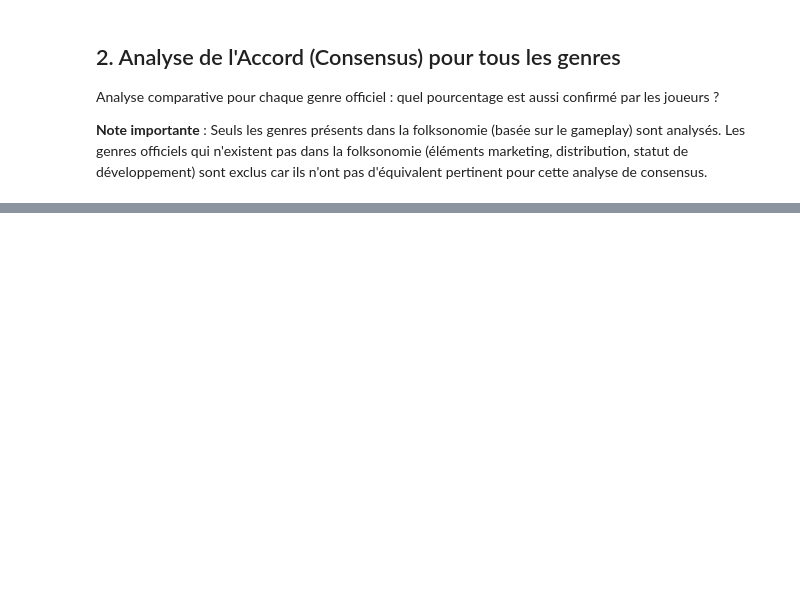
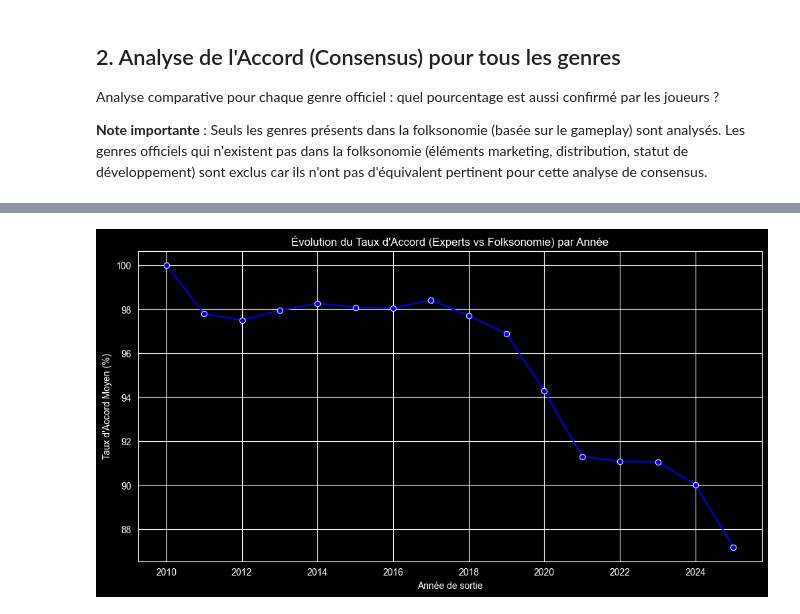
Before and after one commit to MissawB/Game-Mechanics-Classification-Steam, a Jupyter notebook: analysis/5_Expert_vs_Folksonomy_Comparison.ipynb, the cells around one changed output, grey strips where cells are left out. Saved outputs shown, nothing was run; the diff lists cells and outputs as text; code cells hidden in the pictures; blank space fills up the shorter version.

```diff
--- a/analysis/5_Expert_vs_Folksonomy_Comparison.ipynb
+++ b/analysis/5_Expert_vs_Folksonomy_Comparison.ipynb
@@ -222,0 +239,31 @@ Analysons les dimensions de notre taxonomie qui n'existent pratiquement pas dans
+# %%
+# Préparation des données pour l'analyse temporelle
+df_expert_with_year = df_expert_genres.merge(df_folk[['game_id', 'release_year', 'Genre']], left_on='id', right_on='game_id', how='inner')
+
+# On ne garde que les genres présents dans la folksonomie
+df_expert_with_year = df_expert_with_year[df_expert_with_year['expert_genre'].isin(genres_in_both)]
+
+# Fonction pour vérifier l'accord ligne par ligne
+def check_agreement(row):
+    if pd.isna(row['Genre']):
+        return False
+    folk_genres_list = [g.strip() for g in row['Genre'].split(',')]
+    return row['expert_genre'] in folk_genres_list
+
+df_expert_with_year['agreement'] = df_expert_with_year.apply(check_agreement, axis=1)
+
+# Groupement par année
+temporal_agreement = df_expert_with_year.groupby('release_year')['agreement'].mean() * 100
+
+# Filtrer les années avec trop peu de données (focus 2010-2025)
+temporal_agreement = temporal_agreement[temporal_agreement.index >= 2010]
+
+plt.figure(figsize=(12, 6))
+sns.lineplot(x=temporal_agreement.index, y=temporal_agreement.values, marker='o', color='b')
+plt.title("Évolution du Taux d'Accord (Experts vs Folksonomie) par Année")
+plt.xlabel("Année de sortie")
+plt.ylabel("Taux d'Accord Moyen (%)")
+plt.grid(True)
+plt.show()
+# %% [output]
+[figure, added]
```
Also changed, not shown: parts of 20 cells of this notebook, 8 other files.
